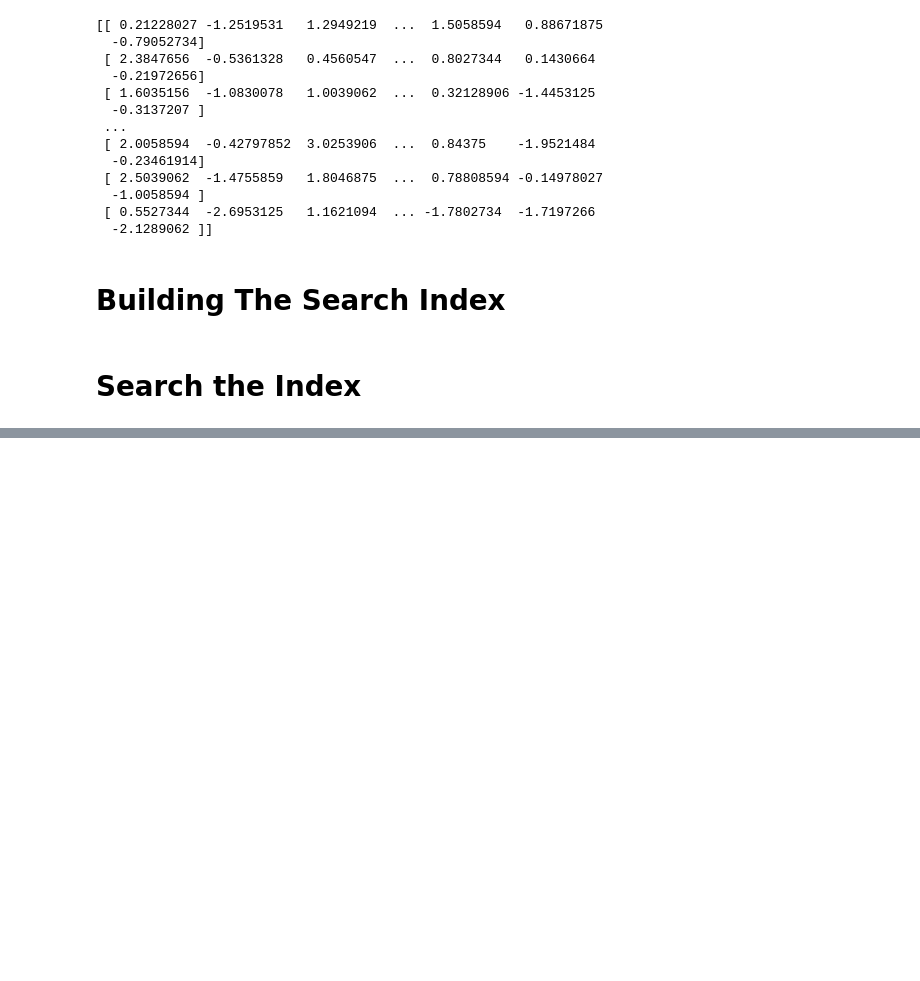
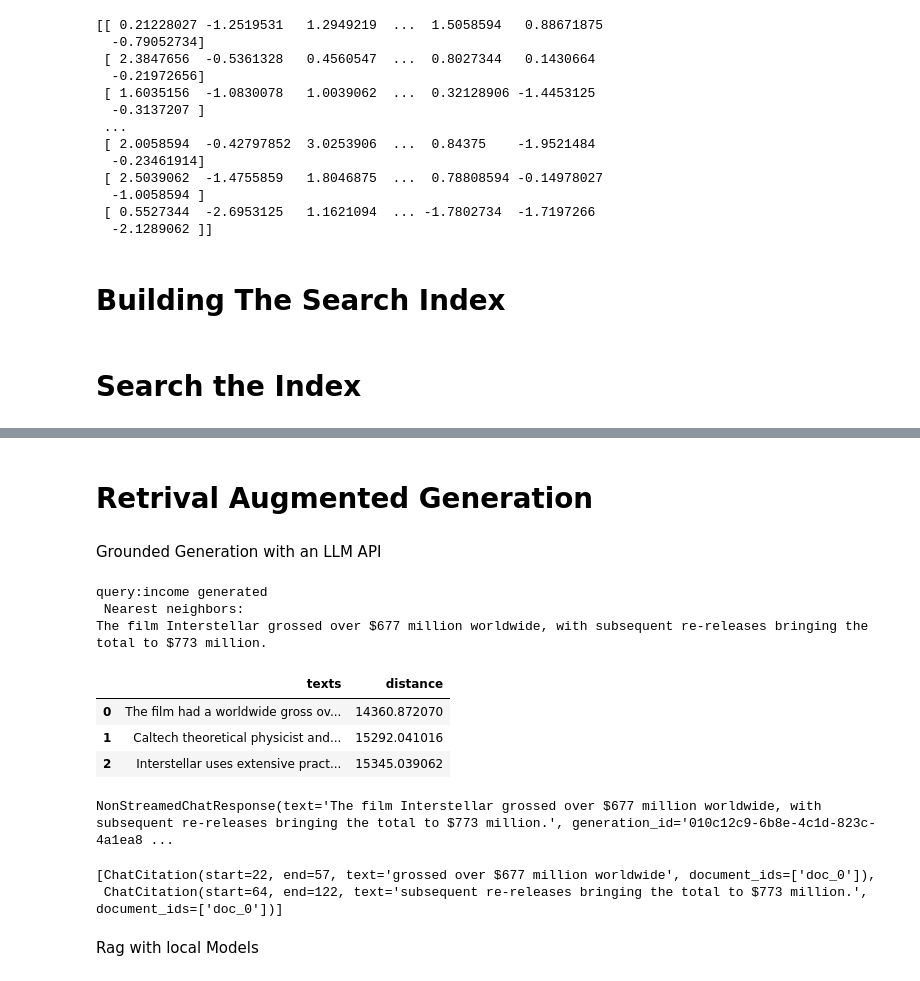
Before and after one commit to saivenkatreddy29/Implementation-of-Hands-on-Large-Language-models-book, a Jupyter notebook: Jaylamar_book_chapter_8.ipynb, the cells around one changed output, grey strips where cells are left out. Cells and saved outputs as stored; diff of their text form; code cells hidden in the pictures; blank space fills up the shorter version.

```diff
--- a/Jaylamar_book_chapter_8.ipynb
+++ b/Jaylamar_book_chapter_8.ipynb
@@ -104,0 +225,37 @@ def search(query, number_of_results = 3):
+# %% [markdown]
+# Retrival Augmented Generation
+# %% [markdown]
+Grounded Generation with an LLM API
+# %%
+query = "income generated"
+
+results = search(query)
+
+docs_dict = [{"text": text} for text in results['texts']]
+response = co.chat(
+    message = query,
+    documents = docs_dict
+)
+print(response.text)
+# %% [output]
+query:income generated
+ Nearest neighbors:
+The film Interstellar grossed over $677 million worldwide, with subsequent re-releases bringing the total to $773 million.
+# %%
+results
+# %% [output]
+|  | texts | distance |
+| 0 | The film had a worldwide gross ov... | 14360.872070 |
+| 1 | Caltech theoretical physicist and... | 15292.041016 |
+| 2 | Interstellar uses extensive pract... | 15345.039062 |
+# %%
+response
+# %% [output]
+NonStreamedChatResponse(text='The film Interstellar grossed over $677 million worldwide, with subsequent re-releases bringing the total to $773 million.', generation_id='010c12c9-6b8e-4c1d-823c-4a1ea8 ...
+# %%
+response.citations
+# %% [output]
+[ChatCitation(start=22, end=57, text='grossed over $677 million worldwide', document_ids=['doc_0']),
+ ChatCitation(start=64, end=122, text='subsequent re-releases bringing the total to $773 million.', document_ids=['doc_0'])]
+# %% [markdown]
+Rag with local Models
```
Also changed, not shown: parts of 21 cells of this notebook.
